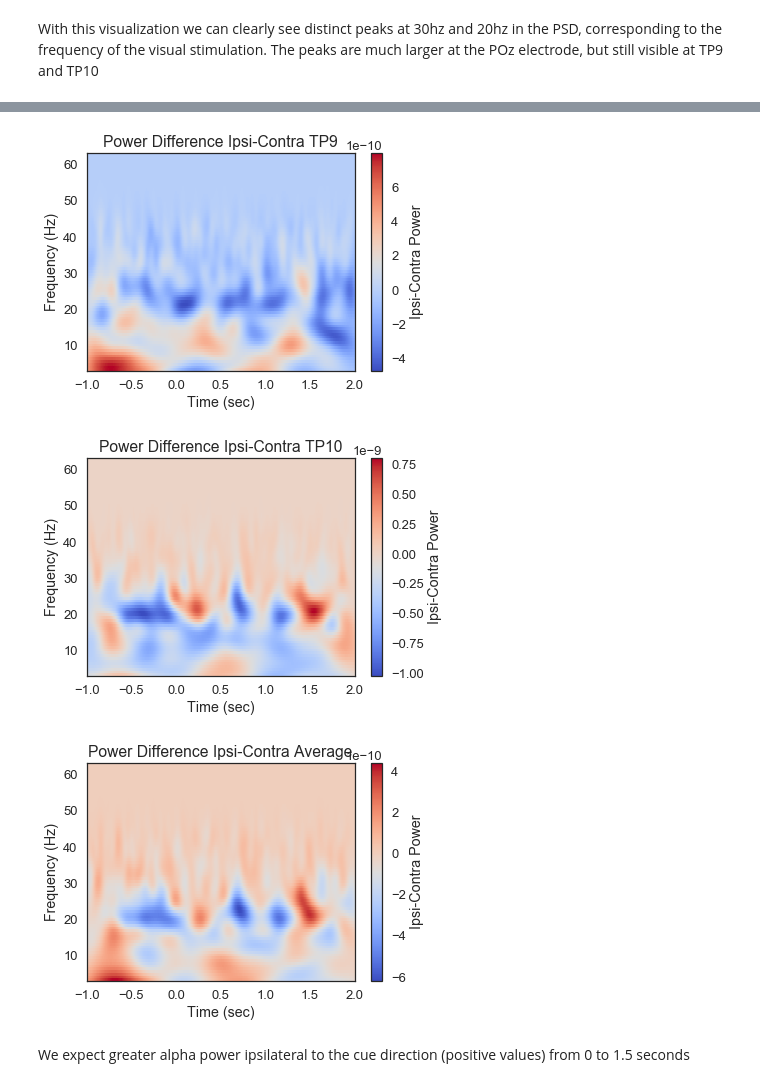
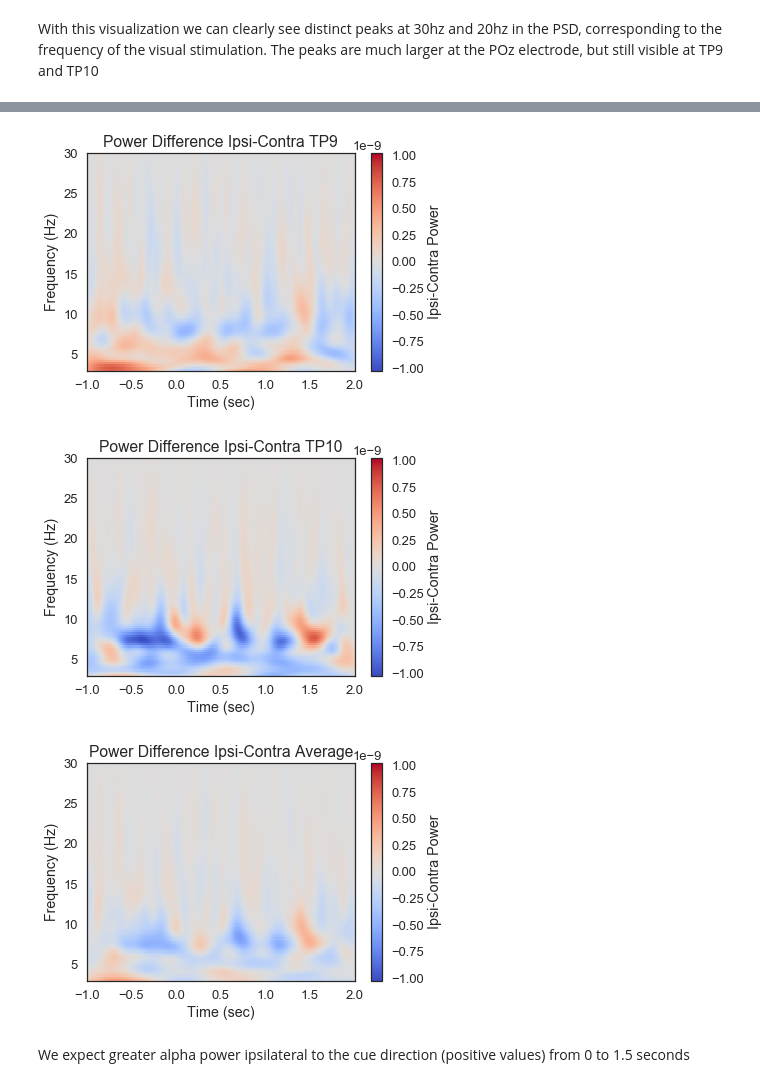
Before and after one commit to NeuroTechX/eeg-notebooks_v0.1, a Jupyter notebook: notebooks/cueing.ipynb, the cells around one changed output, grey strips where cells are left out. Drawn from its saved outputs; the diff is of its cells as text; code cells hidden in the pictures.

```diff
--- a/notebooks/cueing.ipynb
+++ b/notebooks/cueing.ipynb
@@ -239,7 +239,9 @@ from mne.time_frequency import tfr_morlet
 import numpy as np
 
 
-frequencies = np.logspace(.5, 1.8, 80)
+#frequencies = np.logspace(.5, 1.8, 80)
+frequencies =  np.linspace(3, 30, 100, endpoint=True)
+
 tfr, itc = tfr_morlet(epochs['LeftCue'], freqs=frequencies,
                       n_cycles=5, return_itc=True)
 tfr.plot(picks=[0], mode='logratio',
@@ -280,46 +282,49 @@ No baseline correction applied
 # %%
 %matplotlib inline
 from matplotlib import pyplot as plt
+import numpy as np
 
 times = epochs.times
 power_TP9_Diff = power_Ipsi_TP9-power_Contra_TP9;
 power_TP10_Diff = power_Ipsi_TP10-power_Contra_TP10;
 power_Avg_Diff = (power_TP9_Diff+power_TP10_Diff)/2;
 
+#find max to make color range
+plot_max = np.max([np.max(np.abs(power_TP9_Diff)), np.max(np.abs(power_TP10_Diff)), np.max(np.abs(power_Avg_Diff))])
+
 fig = plt.figure()
 im = plt.imshow(power_TP9_Diff,
            extent=[times[0], times[-1], frequencies[0], frequencies[-1]],
-           aspect='auto', origin='lower', cmap='coolwarm')
+           aspect='auto', origin='lower', cmap='coolwarm', vmin=-plot_max, vmax=plot_max)
 plt.xlabel('Time (sec)')
 plt.ylabel('Frequency (Hz)')
 plt.title('Power Difference Ipsi-Contra TP9')
 cb = fig.colorbar(im)
 cb.set_label('Ipsi-Contra Power')
 
-
-
 fig = plt.figure()
 im = plt.imshow(power_TP10_Diff,
            extent=[times[0], times[-1], frequencies[0], frequencies[-1]],
-           aspect='auto', origin='lower', cmap='coolwarm')
+           aspect='auto', origin='lower', cmap='coolwarm', vmin=-plot_max, vmax=plot_max)
 plt.xlabel('Time (sec)')
 plt.ylabel('Frequency (Hz)')
 plt.title('Power Difference Ipsi-Contra TP10')
 cb = fig.colorbar(im)
 cb.set_label('Ipsi-Contra Power')
 
+#difference between conditions
 fig = plt.figure()
 im = plt.imshow(power_Avg_Diff,
            extent=[times[0], times[-1], frequencies[0], frequencies[-1]],
-           aspect='auto', origin='lower', cmap='coolwarm')
+           aspect='auto', origin='lower', cmap='coolwarm', vmin=-plot_max, vmax=plot_max)
 plt.xlabel('Time (sec)')
 plt.ylabel('Frequency (Hz)')
 plt.title('Power Difference Ipsi-Contra Average')
 cb = fig.colorbar(im)
 cb.set_label('Ipsi-Contra Power')
 # %% [output]
-[figure, old version]
+[figure, new version]
-[figure, old version]
+[figure, new version]
-[figure, old version]
+[figure, new version]
 # %% [markdown]
 We expect greater alpha power ipsilateral to the cue direction (positive values) from 0 to 1.5 seconds
```
Also changed, not shown: parts of 1 cell of this notebook.
